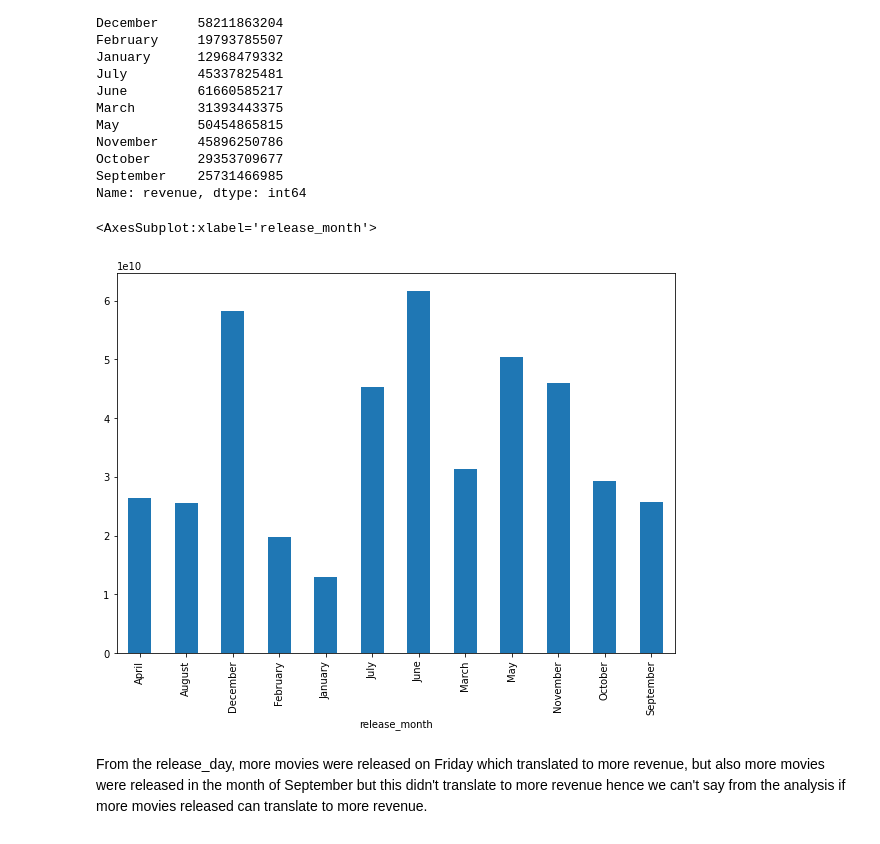
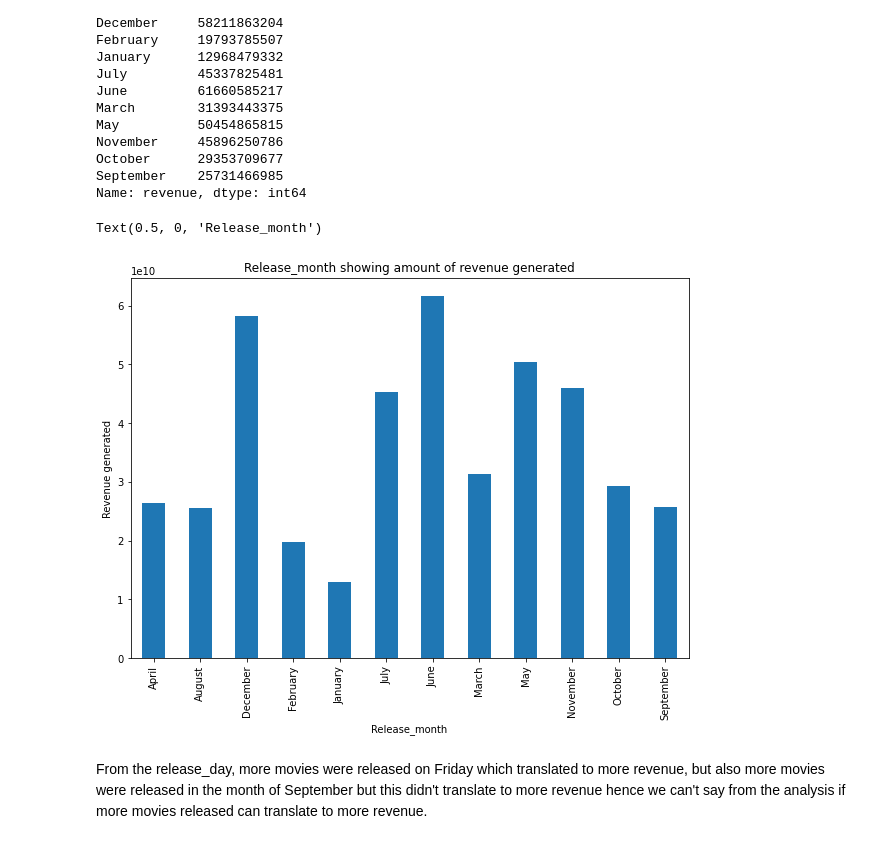
Before and after one commit to Youngprof3/investigating_dataset_tmdb_movies, a Jupyter notebook: Project_investigating_tmdb-movies_dataset.ipynb, the cells around one changed output. Saved outputs shown, nothing was run; the diff lists cells and outputs as text; code cells hidden in the pictures.

```diff
--- a/Project_investigating_tmdb-movies_dataset.ipynb
+++ b/Project_investigating_tmdb-movies_dataset.ipynb
@@ -459,9 +471,12 @@ September    25731466985
 Name: revenue, dtype: int64
 # %%
 df.groupby('release_month')['revenue'].sum().plot(kind='bar', figsize=(10,7))
+plt.title('Release_month showing amount of revenue generated')
+plt.ylabel("Revenue generated")
+plt.xlabel("Release_month")
 # %% [output]
-<AxesSubplot:xlabel='release_month'>
+Text(0.5, 0, 'Release_month')
-[figure, old version]
+[figure, new version]
 # %% [markdown]
 From the release_day, more movies were released on Friday which translated to more revenue, but also more movies were released in the month of September but this didn't translate to more revenue hence we can't say from the analysis if more movies released can translate to more revenue.
 # %% [markdown]
```
Also changed, not shown: parts of 7 cells of this notebook.
